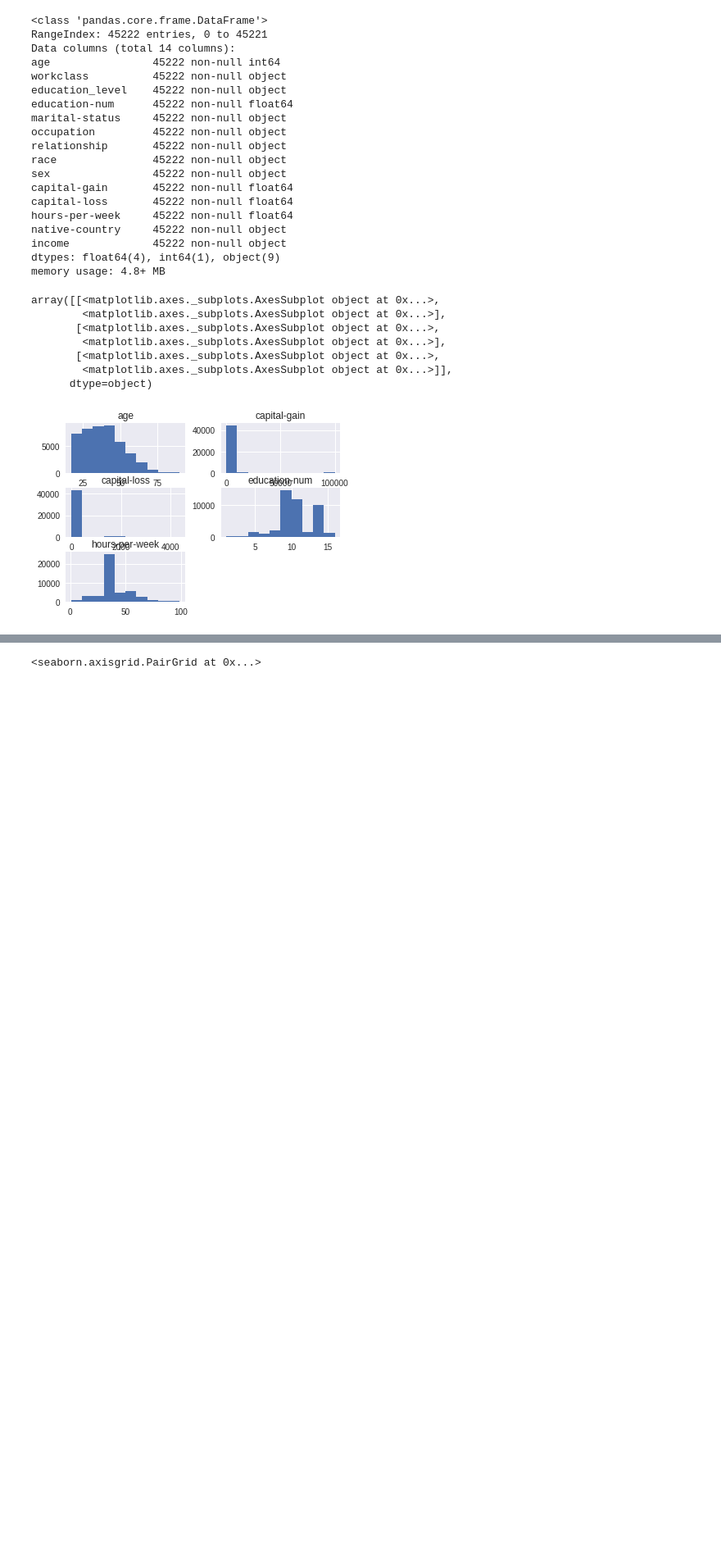
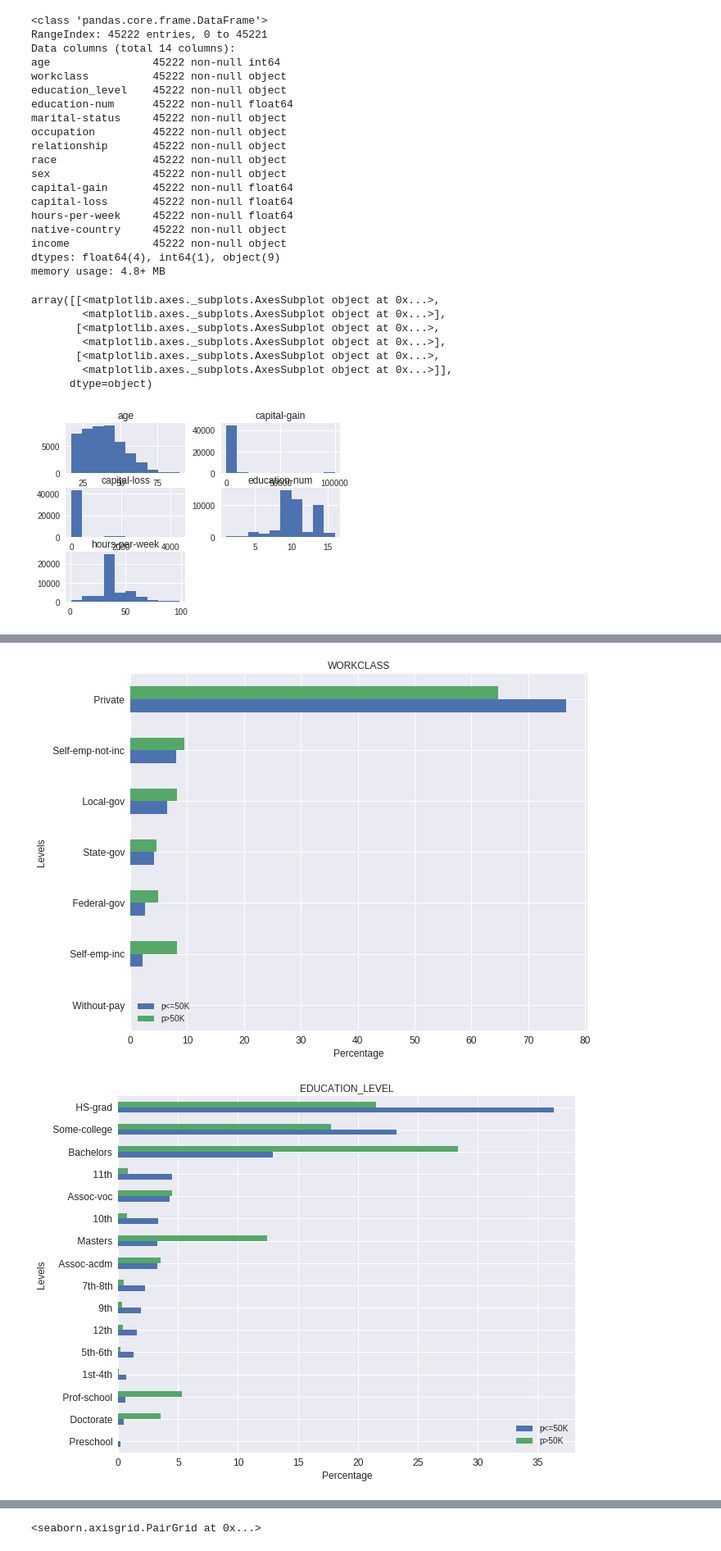
Before and after one commit to yanglinjing/dsnd_p1_charity, a Jupyter notebook: finding_donors.ipynb, the cells around one changed output, grey strips where cells are left out. Shown: that part at 82% size. Saved outputs shown, nothing was run; the diff lists cells and outputs as text; code cells hidden in the pictures; blank space fills up the shorter version.

```diff
--- a/finding_donors.ipynb
+++ b/finding_donors.ipynb
@@ -198,0 +209,38 @@ AttributeError: ignored
+# %%
+# retrive categories and counts of each categorical feature
+
+def categorical_feature_details(feature):
+
+  # retrive categories and counts of a feature
+  df_less = data.query('income == "<=50K"')[feature].value_counts().to_frame().rename(columns = {feature: '<=50K'})
+  df_more = data.query('income == ">50K"')[feature].value_counts().to_frame().rename(columns = {feature: '>50K'})
+
+  # put this feature's categories and counts into a df
+  df = pd.concat([df_less, df_more], axis=1)
+
+  # transfer counts into percentage
+  df['p<=50K'] = df['<=50K'] / sum(df['<=50K']) * 100
+  df['p>50K'] = df['>50K'] / sum(df['>50K']) * 100
+
+  # sort by percentage
+  df.sort_values(by = ['p<=50K','p>50K'], inplace = True, ascending = True)
+
+  # put levels into a list
+  levels.append(df.index.tolist)
+
+  return(df)
+# %%
+# draw plot
+def create_categorical_bar_plot(df, feature):
+  ax = df[['p<=50K','p>50K']].plot.barh(title = feature.upper(), figsize=(10, 8), legend=True, fontsize=12)
+  ax.set_xlabel("Percentage", fontsize=12)
+  ax.set_ylabel("Levels", fontsize=12)
+  plt.show()
+# %%
+for feature in categorical_features:
+  levels = []
+  df = categorical_feature_details(feature)
+  create_categorical_bar_plot(df, feature)
+# %% [output]
+[figure, added]
+[figure, added]
```
Also changed, not shown: parts of 17 cells of this notebook.
